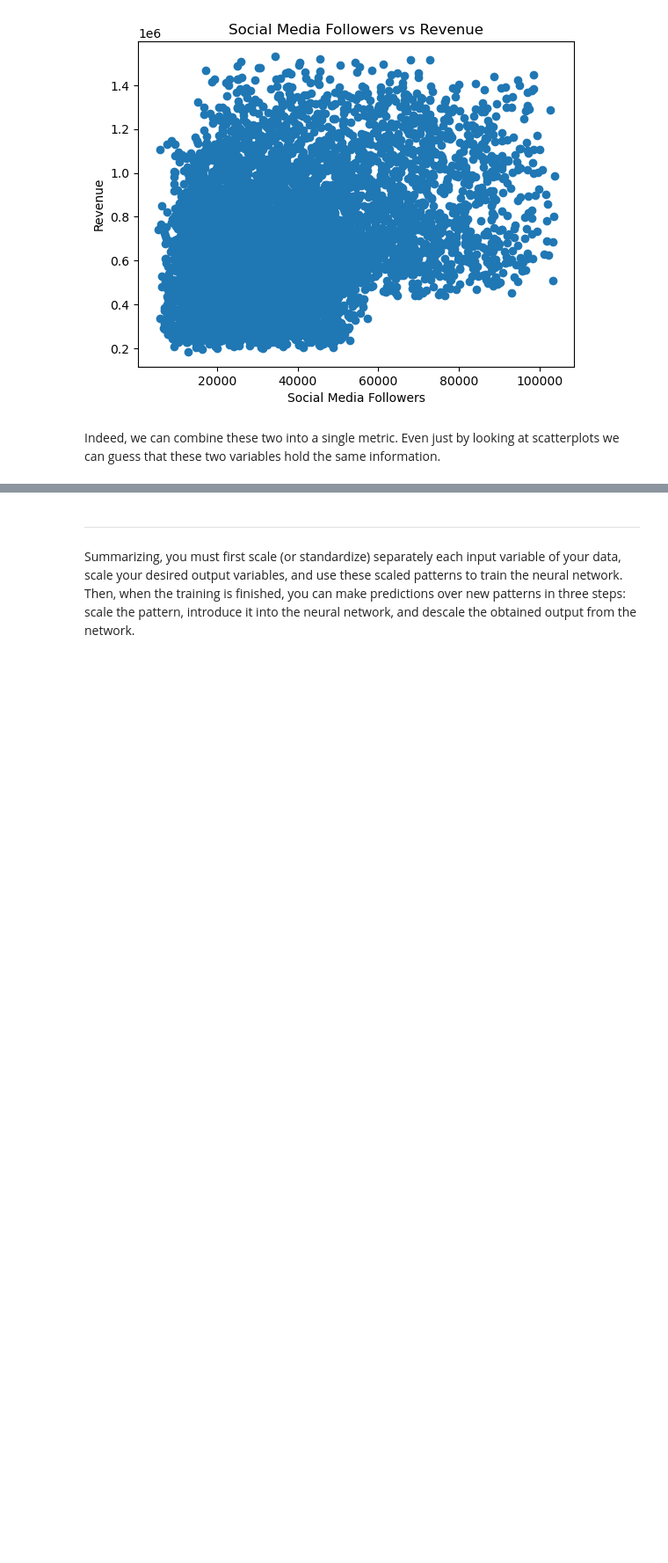
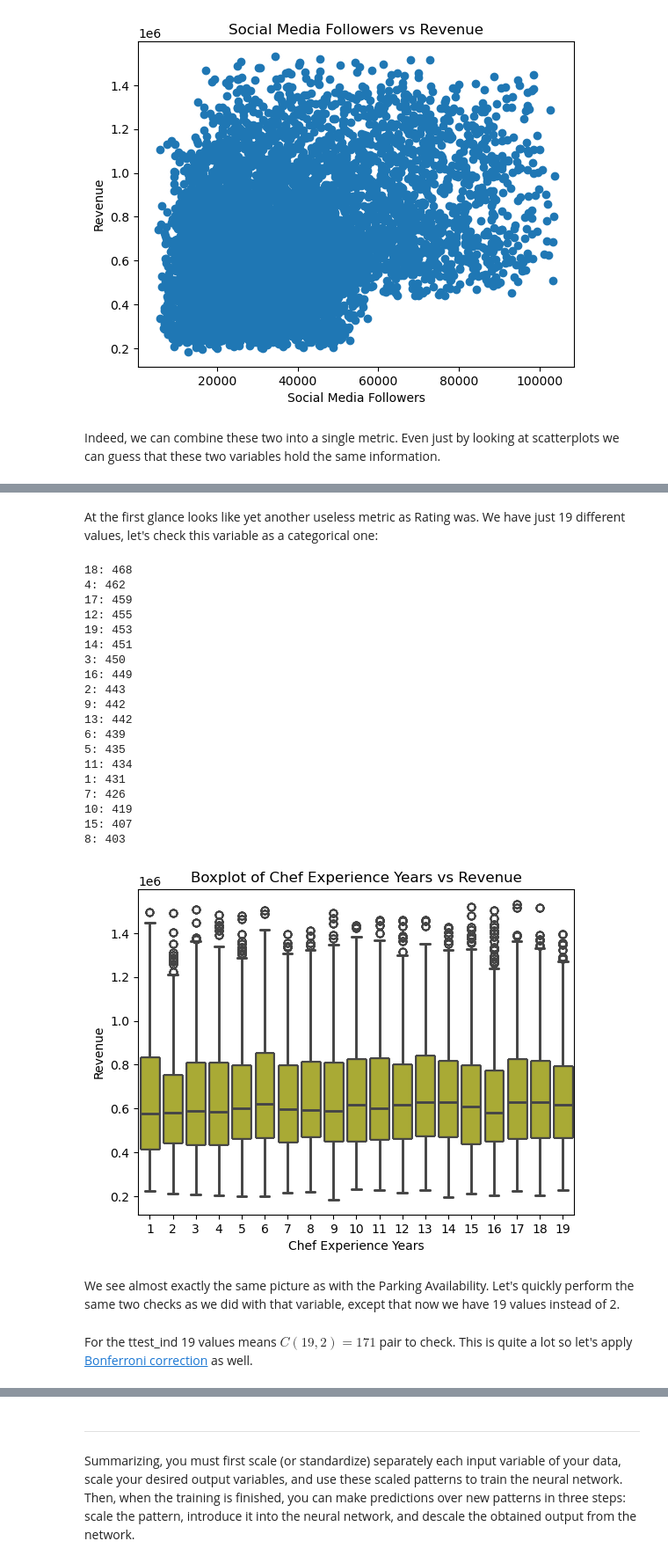
Before and after one commit to hijarian/urv-nec-assignment-1, a Jupyter notebook: 01-prepare-data.ipynb, the cells around one changed output, grey strips where cells are left out. Shown at 88% size. Cells and saved outputs as stored; diff of their text form; code cells hidden in the pictures; blank space fills up the shorter version.

Commit message:
Checked all the input variables

```diff
--- a/01-prepare-data.ipynb
+++ b/01-prepare-data.ipynb
@@ -419,0 +441,29 @@ Indeed, we can combine these two into a single metric. Even just by looking at s
+# %% [markdown]
+At the first glance looks like yet another useless metric as Rating was. We have just 19 different values, let's check this variable as a categorical one:
+# %%
+show_category_stats('Chef Experience Years')
+# %% [output]
+18: 468
+4: 462
+17: 459
+12: 455
+19: 453
+14: 451
+3: 450
+16: 449
+2: 443
+9: 442
+13: 442
+6: 439
+5: 435
+11: 434
+1: 431
+7: 426
+10: 419
+15: 407
+8: 403
+[figure, added]
+# %% [markdown]
+We see almost exactly the same picture as with the Parking Availability. Let's quickly perform the same two checks as we did with that variable, except that now we have 19 values instead of 2.
+# %% [markdown]
+For the ttest_ind 19 values means $C(19,2) = 171$ pair to check. This is quite a lot so let's apply [Bonferroni correction](https://mathworld.wolfram.com/BonferroniCorrection.html) as well.
```
Also changed, not shown: parts of 28 cells of this notebook.
